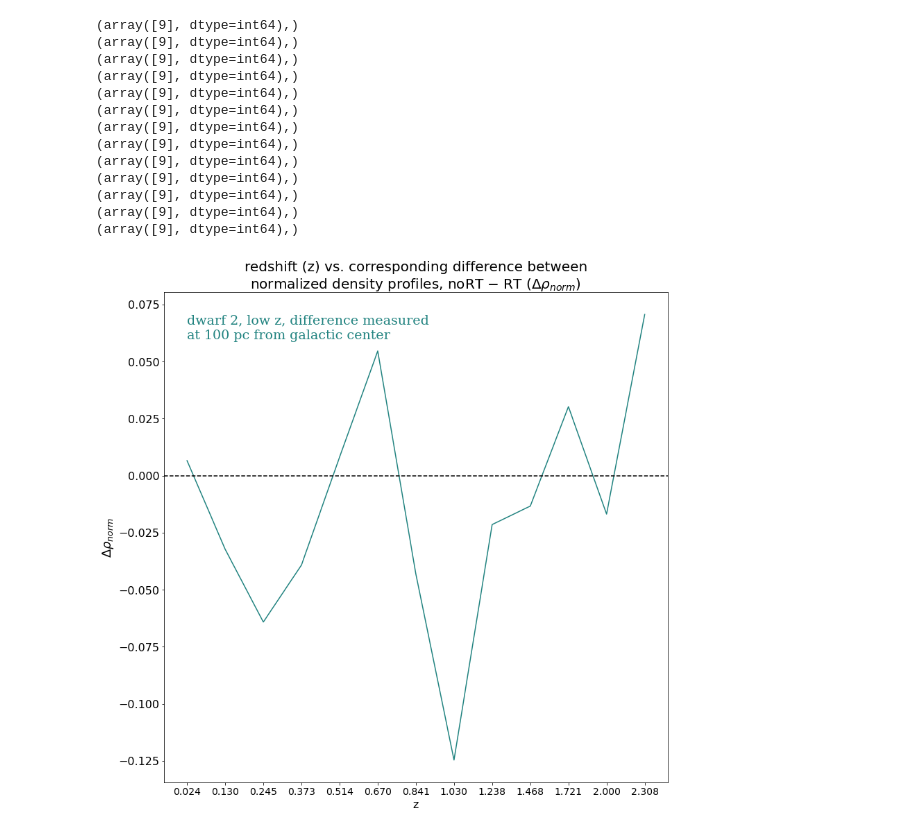
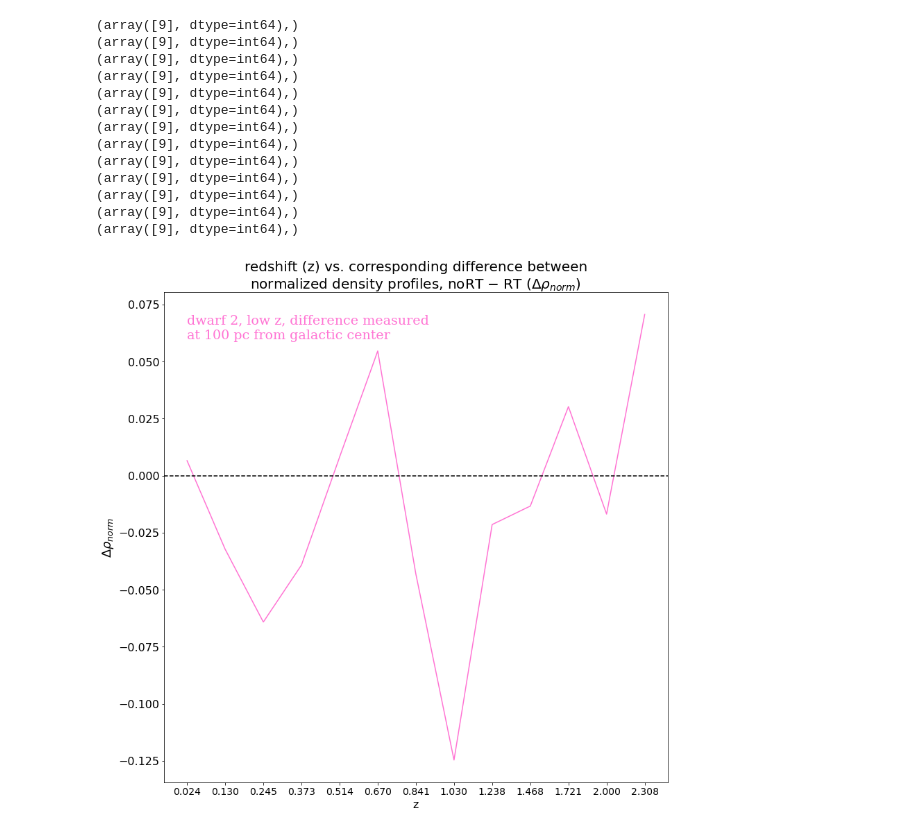
Before and after one commit to nguyenbinh1612/Binh_UFD, a Jupyter notebook: dwarf2-low-z-normalized.ipynb, the cells around one changed output. Saved outputs shown, nothing was run; the diff lists cells and outputs as text; code cells hidden in the pictures.

```diff
--- a/dwarf2-low-z-normalized.ipynb
+++ b/dwarf2-low-z-normalized.ipynb
@@ -693,24 +693,24 @@ redshift = np.array(['0.024', '0.130', '0.245', '0.373', '0.514', '0.670', '0.84
 # %%
 # plot everything
 
 plt.figure(figsize=(13, 13))
 
-plt.plot(redshift, diff_array_100, color='#218380')
+plt.plot(redshift, diff_array_100, color='#FF74D4')
 
 plt.xlabel('z', fontsize=16)
 plt.ylabel('$Δρ_{norm}$', fontsize=18) # using LATEX here!
 plt.xticks(fontsize=14)
 plt.yticks(fontsize=16)
 plt.axhline(y=0, color='#000000', linestyle='--')
 plt.text('0.024', 0.06, '''dwarf 2, low z, difference measured\nat 100 pc from galactic center''', \
-         fontsize=19, color='#218380', fontfamily='serif')
+         fontsize=19, color='#FF74D4', fontfamily='serif')
 
 plt.title('redshift (z) vs. corresponding difference between\nnormalized density profiles, noRT − RT ($Δρ_{norm}$)', \
           loc='center', fontsize=20)
 
 plt.show()
 # %% [output]
-[figure, old version]
+[figure, new version]
 # %%
 # gathering the index at which rad_array = 20. the index is 2.
 # plot everything
```
Also changed, not shown: parts of 1 cell of this notebook, 2 other files.
